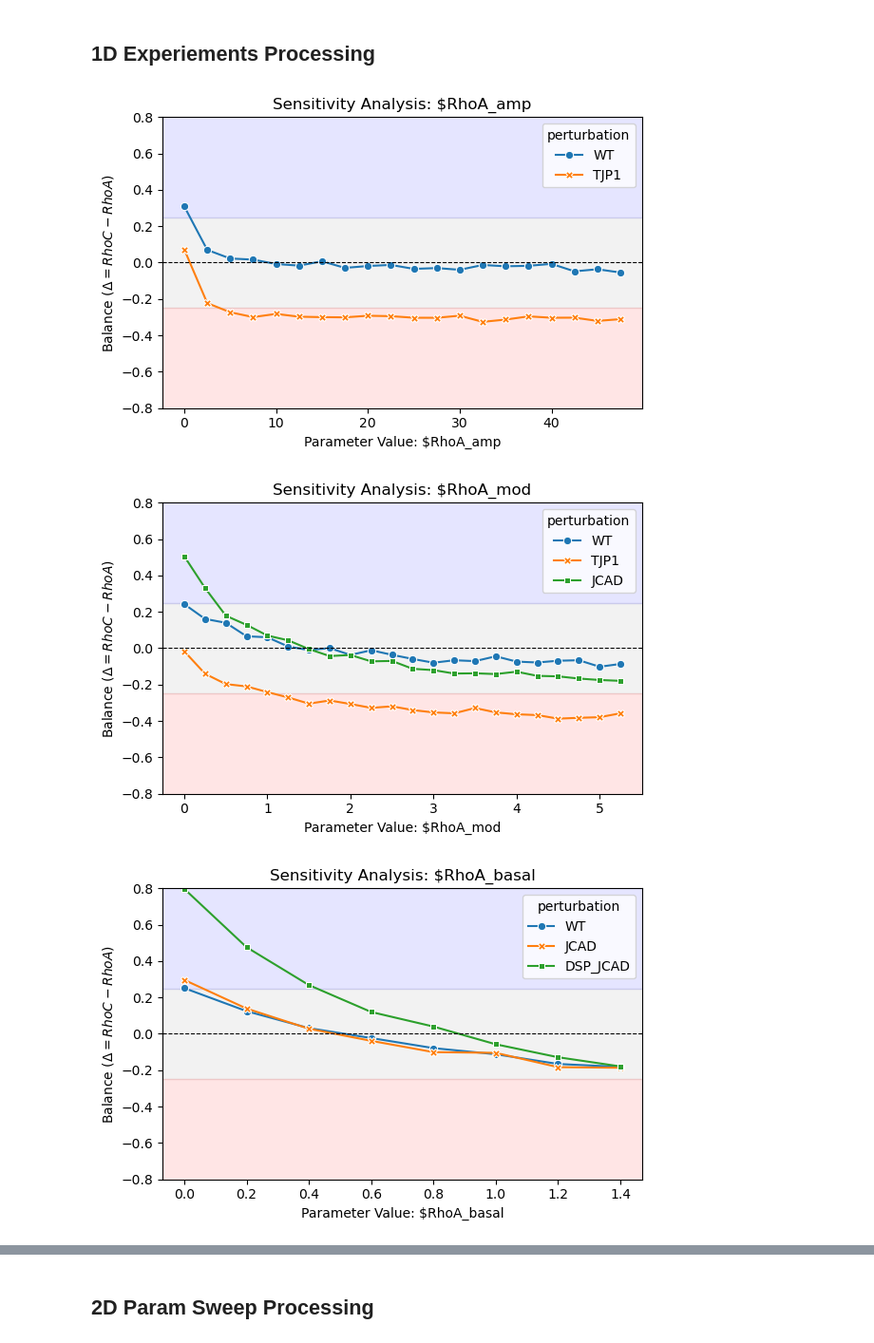
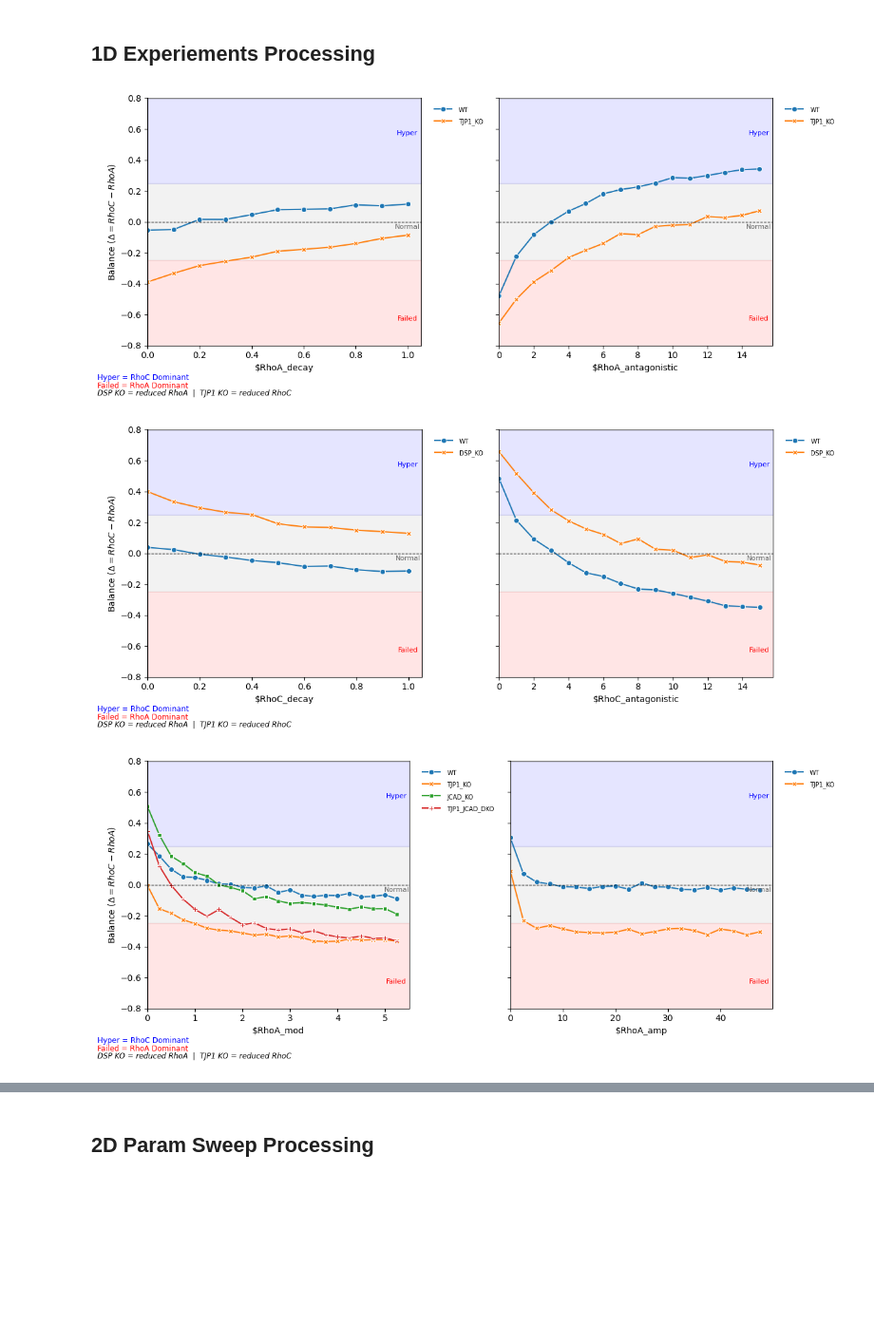
Before and after one commit to emilieyuu/endotehelial-masboss, a Jupyter notebook: notebooks/07_data_processing.ipynb, the cells around one changed output, grey strips where cells are left out. Shown at 95% size. Cells and saved outputs as stored; diff of their text form; code cells hidden in the pictures; blank space fills up the shorter version.

Commit message:
param sweeo final : functions moved, runs in notebooks

```diff
--- a/notebooks/07_data_processing.ipynb
+++ b/notebooks/07_data_processing.ipynb
@@ -103,6 +57,37 @@ def plot_1d_sensitivity(df, eps=0.25, outdir=None):
+# %%
+def plot_1d(df_1d, eps=0.25, group=None, outdir=None):
+
+    fig, axes = create_subplot_layout(len(group))
+
+    for ax, p in zip(axes, group):
+        data = df_1d[df_1d['p1_name'] == p]
+        plot_param_panel(ax, data, p, eps)
+
+    plt.tight_layout(rect=[0, 0.05, 1, 1])
+
+    # Add bottom annotation strip
+    add_annotation(fig, x_start=0)
+
+    # Optional saving
+    if outdir is not None:
+        group_name = "_".join([p.replace('$','') for p in group])
+        outpath = outdir / f"sensitivity_{group_name}.png"
+        plt.savefig(outpath, dpi=300, bbox_inches='tight')
+
+    plt.show()
+    plt.close()
+# %%
+df_1d = param_df[param_df['type'] == "1D"].dropna(axis=1).copy()
+groups_1d = [["$RhoA_decay", "$RhoA_antagonistic"],
+             ["$RhoC_decay", "$RhoC_antagonistic"],
+             ["$RhoA_mod", "$RhoA_amp"],
+             ["$RhoC_mod", "$RhoC_amp"],
+             ["$RhoA_basal", "$RhoC_basal"]]
 # %%
-plot_1d_sensitivity(param_df, PARAM_FIG_DIR)
+
+for group in groups_1d:
+    plot_1d(df_1d, eps=0.25, group=group, outdir=PARAM_FIG_DIR)
 # %% [output]
-[figure, old version]
+[figure, new version]
-[figure, old version]
+[figure, new version]
-[figure, old version]
+[figure, new version]
```
Also changed, not shown: parts of 10 cells of this notebook, 36 other files.
